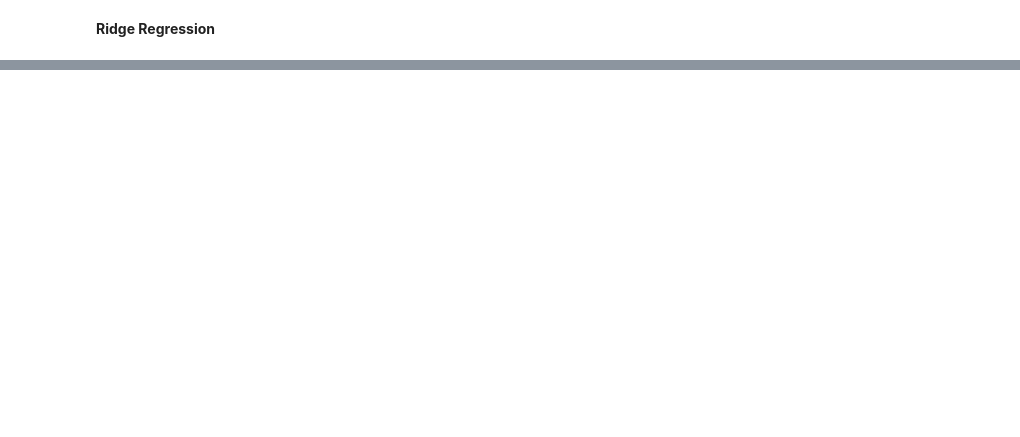
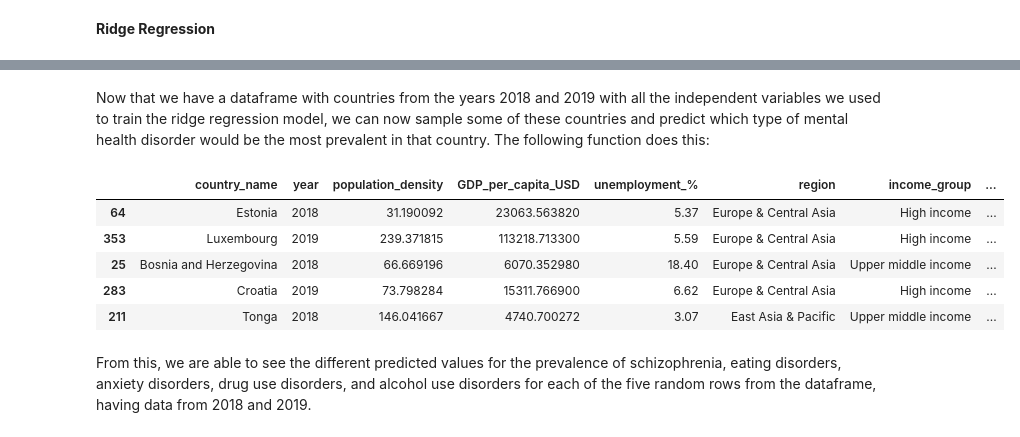
Before and after one commit to oliviareese/oliviareese.github.io, a Jupyter notebook: app.ipynb, the cells around one changed output, grey strips where cells are left out. Drawn from its saved outputs; the diff is of its cells as text; code cells hidden in the pictures; blank space fills up the shorter version.

```diff
--- a/app.ipynb
+++ b/app.ipynb
@@ -990,0 +1037,53 @@ Coefficients:
+# %%
+# list of all dataframes used for merging
+frames = [density_data, gdp_data, unemployment_data, expenditure_data]
+
+# using reduce function to merge the dataframes
+df_predict = reduce(lambda left_df, right_df: pd.merge(left_df, right_df, on=['Country Name', 'Year'], how='left'), frames)
+
+df_predict = df_predict.rename(columns={'Country Name': 'country_name', 'Year': 'year', 'Unemployment (%)': 'unemployment_%', 'Region': 'region', 'IncomeGroup': 'income_group', 'Health Expenditure %': 'health_expenditure_%'})
+# %%
+# dropping all rows from the table with any NaN value
+df_predict = df_predict.dropna()
+# %% [markdown]
+Now that we have a dataframe with countries from the years 2018 and 2019 with all the independent variables we used to train the ridge regression model, we can now sample some of these countries and predict which type of mental health disorder would be the most prevalent in that country. The following function does this:
+# %%
+# function that predicts values for the target based on the model inputted
+# will be used for each of the different ridge regression models for the mental health disorders
+def predict_ridge(df, model, scaler, target):
+    # extracting necessary columns
+    X = df[['year', 'population_density', 'GDP_per_capita_USD', 'unemployment_%', 'health_expenditure_%']]
+
+    # scaling the data
+    X_scaled = scaler.transform(X)
+
+    # predicting target values
+    predictions = model.predict(X_scaled)
+
+    # adding a column with predicted values to dataframe
+    df[target + '_predicted'] = predictions
+
+    return df
+# %%
+# taking 5 random samples from the dataframe
+predictions_df = df_predict.sample(n=5, random_state=40)
+# %%
+# calling predict_ridge for each of the mental health disorders model, and adds the predicted values
+# for each of the sample rows
+predictions = predict_ridge(predictions_df, schizophrenia_model, schizophrenia_scaler, 'schizophrenia')
+predictions = predict_ridge(predictions_df, eating_disorders_model, eating_disorders_scaler, 'eating disorders')
+predictions = predict_ridge(predictions_df, anxiety_disorders_model, anxiety_disorders_scaler, 'anxiety disorders')
+predictions = predict_ridge(predictions_df, drug_use_disorders_model, drug_use_disorders_scaler, 'drug use disorders')
+predictions = predict_ridge(predictions_df, depression_model, depression_scaler, 'depression')
+predictions = predict_ridge(predictions_df, alcohol_use_disorders_model, alcohol_use_disorders_scaler, 'alcohol use disorders')
+
+predictions
+# %% [output]
+|  | country_name | year | population_density | GDP_per_capita_USD | unemployment_% | region | income_group | ... |
+| 64 | Estonia | 2018 | 31.190092 | 23063.563820 | 5.37 | Europe & Central Asia | High income | ... |
+| 353 | Luxembourg | 2019 | 239.371815 | 113218.713300 | 5.59 | Europe & Central Asia | High income | ... |
+| 25 | Bosnia and Herzegovina | 2018 | 66.669196 | 6070.352980 | 18.40 | Europe & Central Asia | Upper middle income | ... |
+| 283 | Croatia | 2019 | 73.798284 | 15311.766900 | 6.62 | Europe & Central Asia | High income | ... |
+| 211 | Tonga | 2018 | 146.041667 | 4740.700272 | 3.07 | East Asia & Pacific | Upper middle income | ... |
+# %% [markdown]
+From this, we are able to see the different predicted values for the prevalence of schizophrenia, eating disorders, anxiety disorders, drug use disorders, and alcohol use disorders for each of the five random rows from the dataframe, having data from 2018 and 2019.
```
Also changed, not shown: parts of 39 cells of this notebook.
